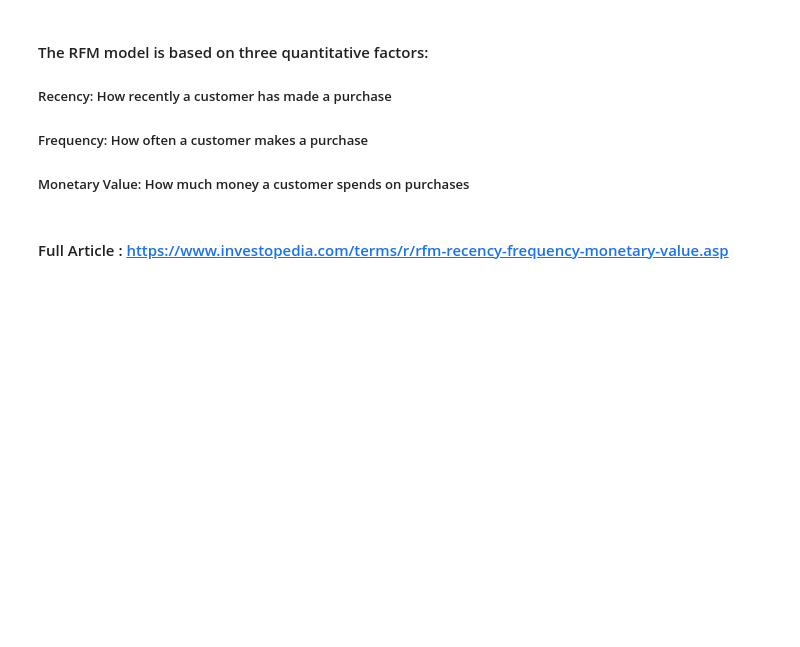
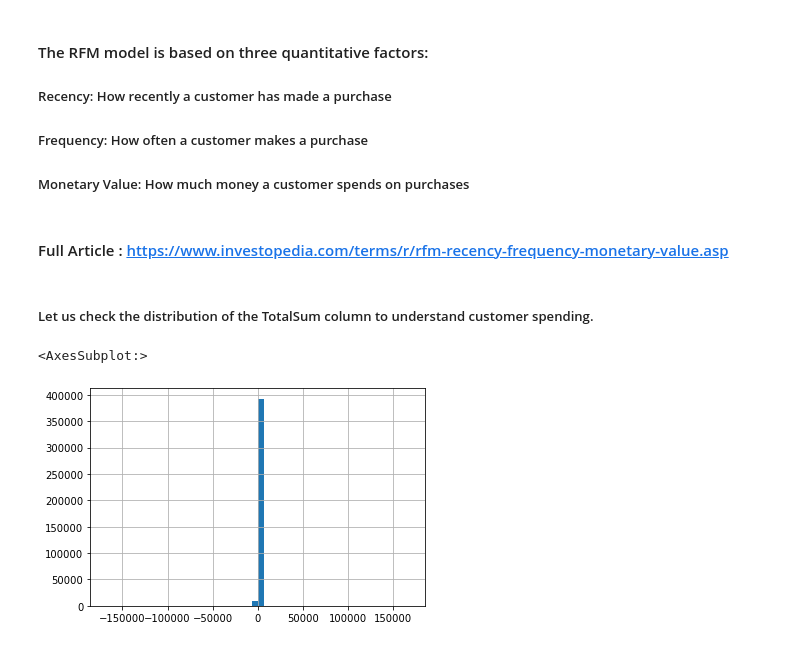
Before and after one commit to vannda21/customer_segmentaion, a Jupyter notebook: Customer_seg.ipynb, the cells around one changed output. Cells and saved outputs as stored; diff of their text form; code cells hidden in the pictures; blank space fills up the shorter version.

```diff
--- a/Customer_seg.ipynb
+++ b/Customer_seg.ipynb
@@ -747,3 +736,10 @@ df.head(10)
 ##### Monetary Value: How much money a customer spends on purchases
 # %% [markdown]
 #### Full Article : https://www.investopedia.com/terms/r/rfm-recency-frequency-monetary-value.asp
+# %% [markdown]
+##### Let us check the distribution of the TotalSum column to understand customer spending.
+# %%
+df.TotalPrice.hist(bins=50)
+# %% [output]
+<AxesSubplot:>
+[figure, added]
```
Also changed, not shown: parts of 25 cells of this notebook.
